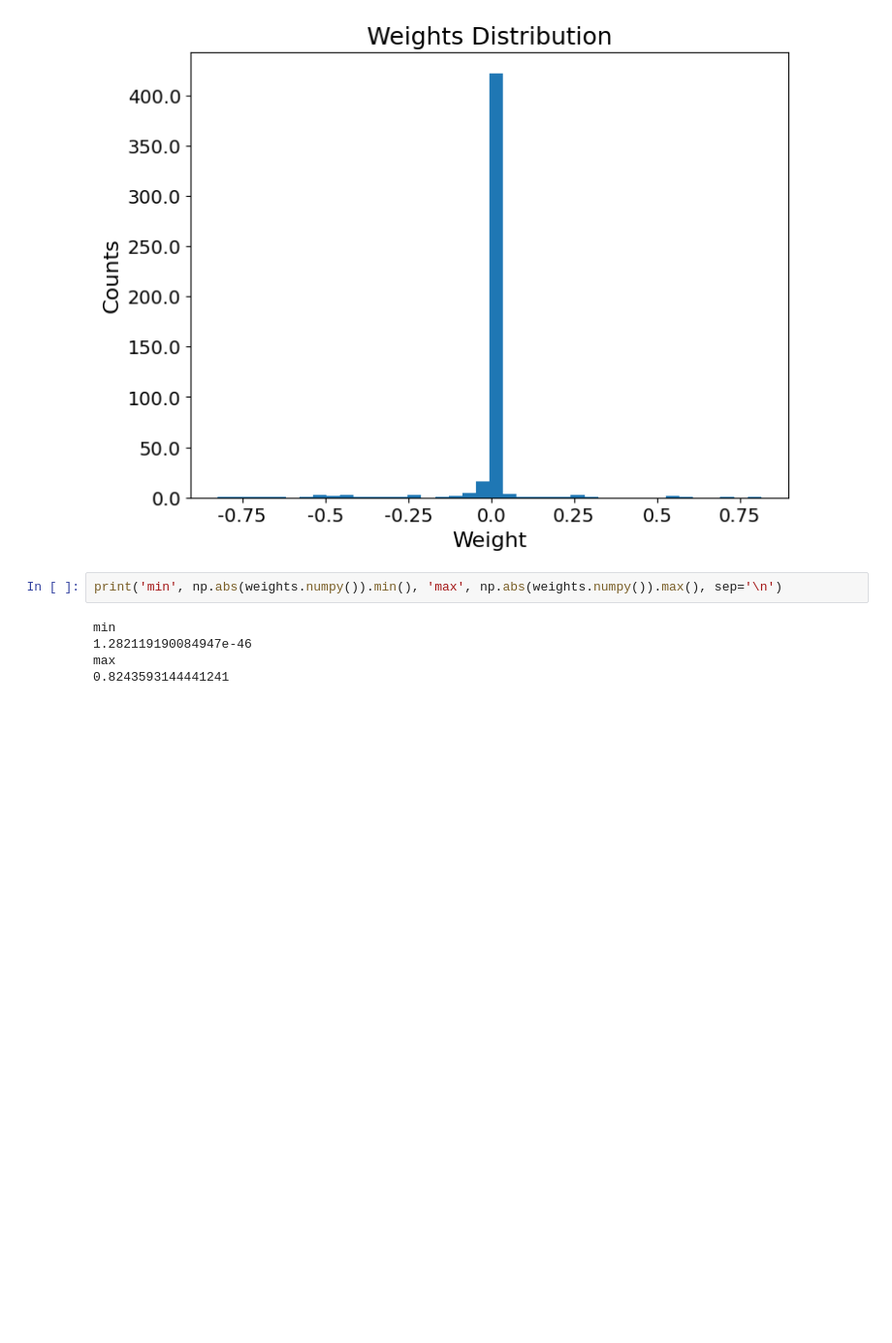
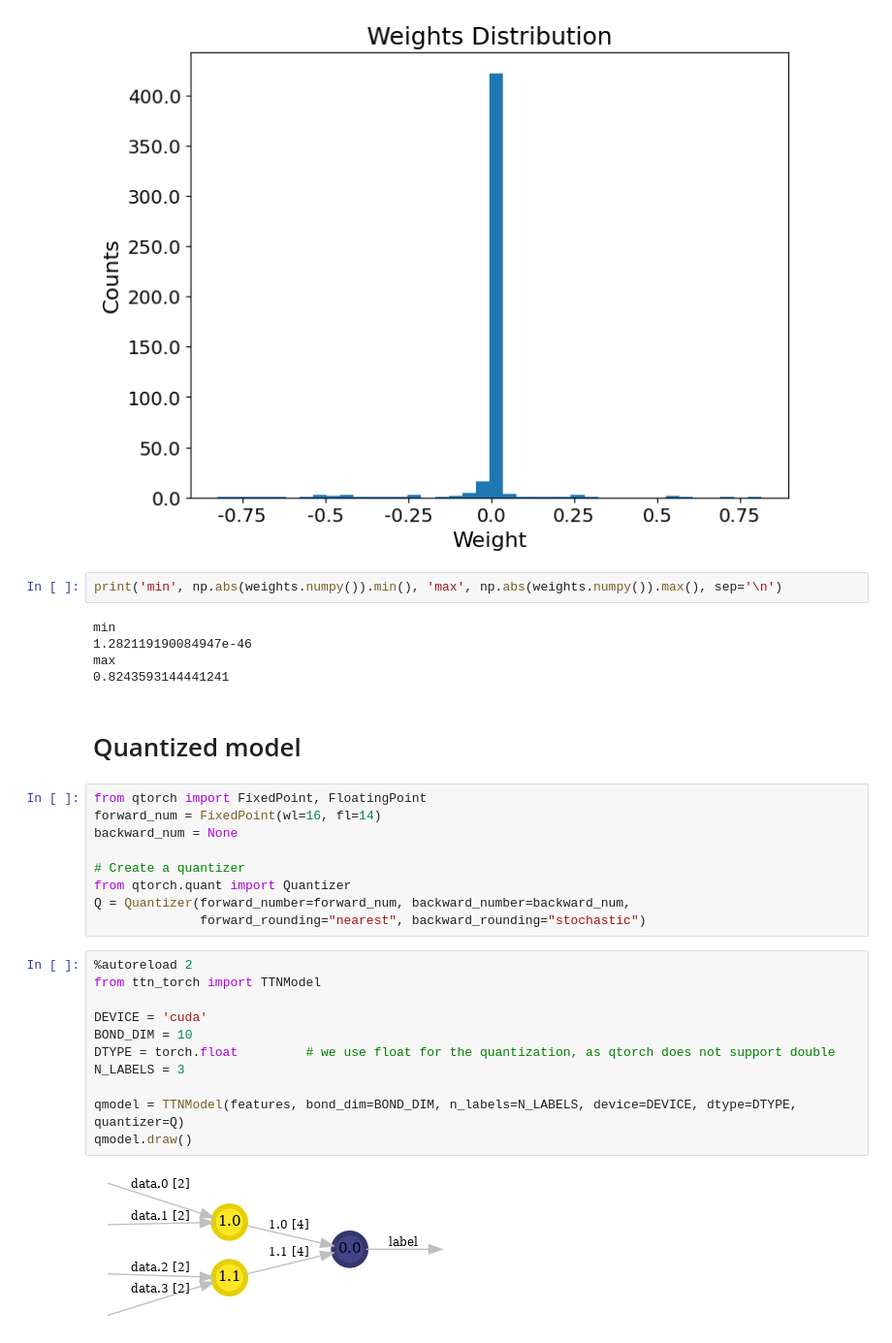
Before and after one commit to c0pp1/TTN4HEP, a Jupyter notebook: TTN/myttnlibrary.ipynb, the cells around one changed output. Shown at 97% size. Saved outputs shown, nothing was run; the diff lists cells and outputs as text; blank space fills up the shorter version.

```diff
--- a/TTN/myttnlibrary.ipynb
+++ b/TTN/myttnlibrary.ipynb
@@ -1086,3 +1101,27 @@ min
 1.282119190084947e-46
 max
 0.8243593144441241
+# %% [markdown]
+# Quantized model
+# %%
+from qtorch import FixedPoint, FloatingPoint
+forward_num = FixedPoint(wl=16, fl=14)
+backward_num = None
+
+# Create a quantizer
+from qtorch.quant import Quantizer
+Q = Quantizer(forward_number=forward_num, backward_number=backward_num,
+              forward_rounding="nearest", backward_rounding="stochastic")
+# %%
+%autoreload 2
+from ttn_torch import TTNModel
+
+DEVICE = 'cuda'
+BOND_DIM = 10
+DTYPE = torch.float         # we use float for the quantization, as qtorch does not support double
+N_LABELS = 3
+
+qmodel = TTNModel(features, bond_dim=BOND_DIM, n_labels=N_LABELS, device=DEVICE, dtype=DTYPE, quantizer=Q)
+qmodel.draw()
+# %% [output]
+[figure, added]
```
Also changed, not shown: parts of 17 cells of this notebook, 6 other files.
